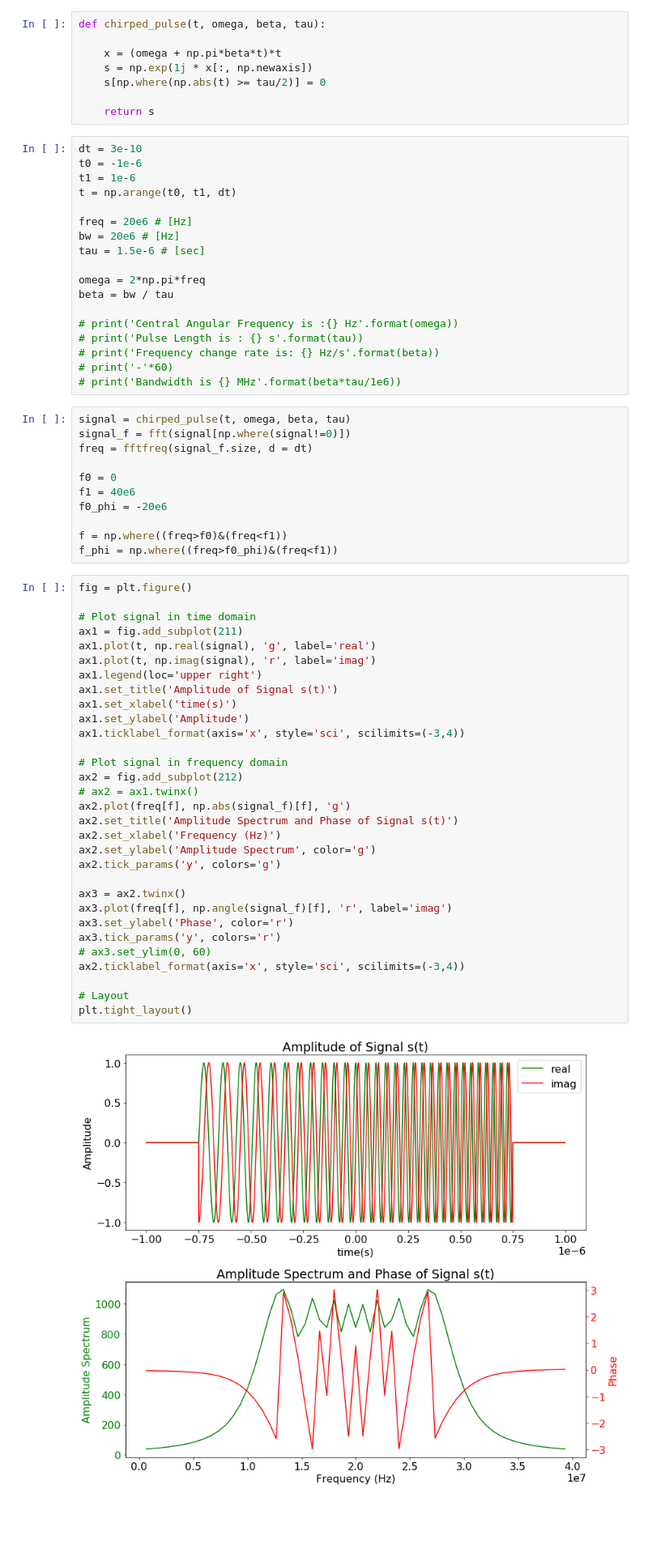
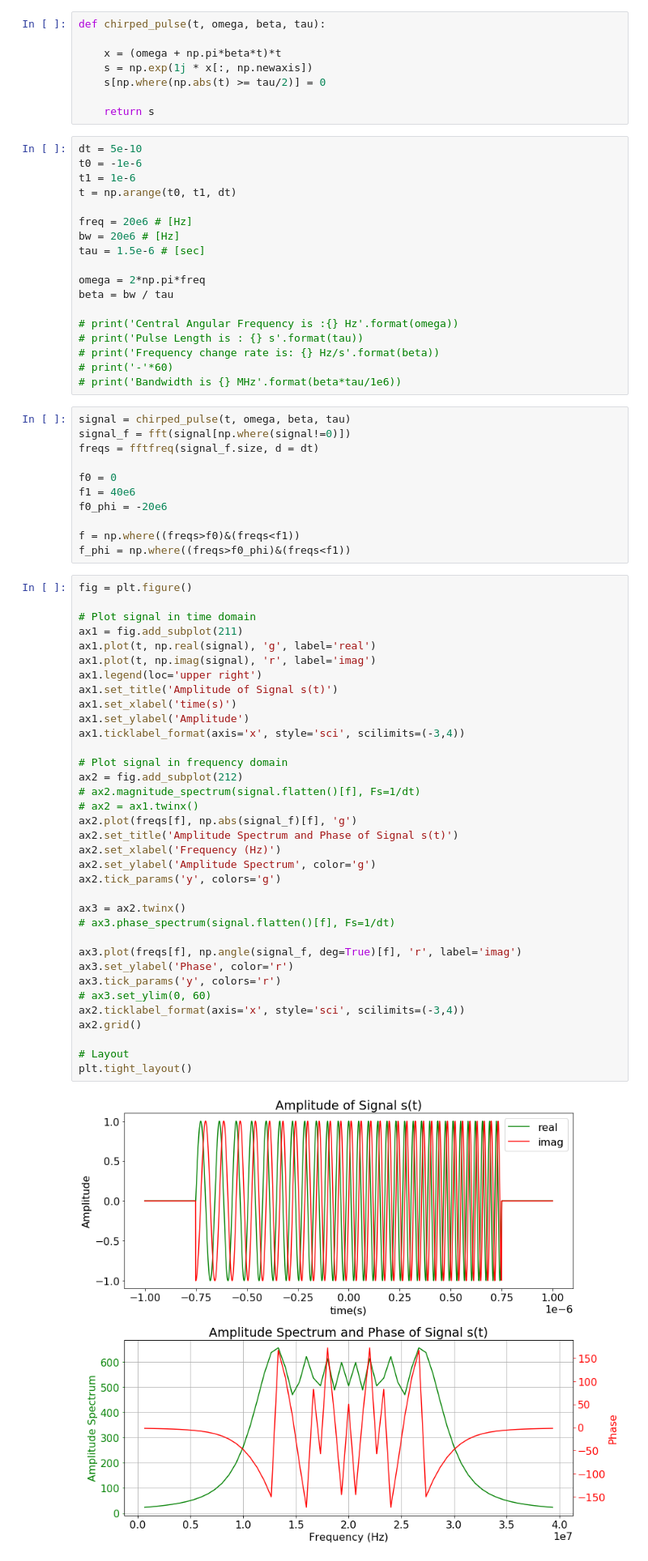
Before and after one commit to AzimuthLI/SAR_Introduction, a Jupyter notebook: Exercise_1-1D_Data.ipynb, the cells around one changed output. Shown at 81% size. Cells and saved outputs as stored; diff of their text form; blank space fills up the shorter version.

```diff
--- a/Exercise_1-1D_Data.ipynb
+++ b/Exercise_1-1D_Data.ipynb
@@ -47,7 +47,7 @@ def chirped_pulse(t, omega, beta, tau):
 
     return s
 # %%
-dt = 3e-10
+dt = 5e-10
 t0 = -1e-6
 t1 = 1e-6
 t = np.arange(t0, t1, dt)
@@ -67,47 +67,51 @@ beta = bw / tau
 # %%
 signal = chirped_pulse(t, omega, beta, tau)
 signal_f = fft(signal[np.where(signal!=0)])
-freq = fftfreq(signal_f.size, d = dt)
+freqs = fftfreq(signal_f.size, d = dt)
 
 f0 = 0
 f1 = 40e6
 f0_phi = -20e6
 
-f = np.where((freq>f0)&(freq<f1))
-f_phi = np.where((freq>f0_phi)&(freq<f1))
+f = np.where((freqs>f0)&(freqs<f1))
+f_phi = np.where((freqs>f0_phi)&(freqs<f1))
 # %%
 fig = plt.figure()
 
 # Plot signal in time domain
 ax1 = fig.add_subplot(211)
 ax1.plot(t, np.real(signal), 'g', label='real')
 ax1.plot(t, np.imag(signal), 'r', label='imag')
 ax1.legend(loc='upper right')
 ax1.set_title('Amplitude of Signal s(t)')
 ax1.set_xlabel('time(s)')
 ax1.set_ylabel('Amplitude')
 ax1.ticklabel_format(axis='x', style='sci', scilimits=(-3,4))
 
 # Plot signal in frequency domain
 ax2 = fig.add_subplot(212)
+# ax2.magnitude_spectrum(signal.flatten()[f], Fs=1/dt)
 # ax2 = ax1.twinx()
-ax2.plot(freq[f], np.abs(signal_f)[f], 'g')
+ax2.plot(freqs[f], np.abs(signal_f)[f], 'g')
 ax2.set_title('Amplitude Spectrum and Phase of Signal s(t)')
 ax2.set_xlabel('Frequency (Hz)')
 ax2.set_ylabel('Amplitude Spectrum', color='g')
 ax2.tick_params('y', colors='g')
 
 ax3 = ax2.twinx()
-ax3.plot(freq[f], np.angle(signal_f)[f], 'r', label='imag')
+# ax3.phase_spectrum(signal.flatten()[f], Fs=1/dt)
+
+ax3.plot(freqs[f], np.angle(signal_f, deg=True)[f], 'r', label='imag')
 ax3.set_ylabel('Phase', color='r')
 ax3.tick_params('y', colors='r')
 # ax3.set_ylim(0, 60)
 ax2.ticklabel_format(axis='x', style='sci', scilimits=(-3,4))
+ax2.grid()
 
 # Layout
 plt.tight_layout()
 # %% [output]
-[figure, old version]
+[figure, new version]
 # %% [markdown]
 ## 2.  Pulse Compression
 # %% [markdown]
```
Also changed, not shown: parts of 7 cells of this notebook.
